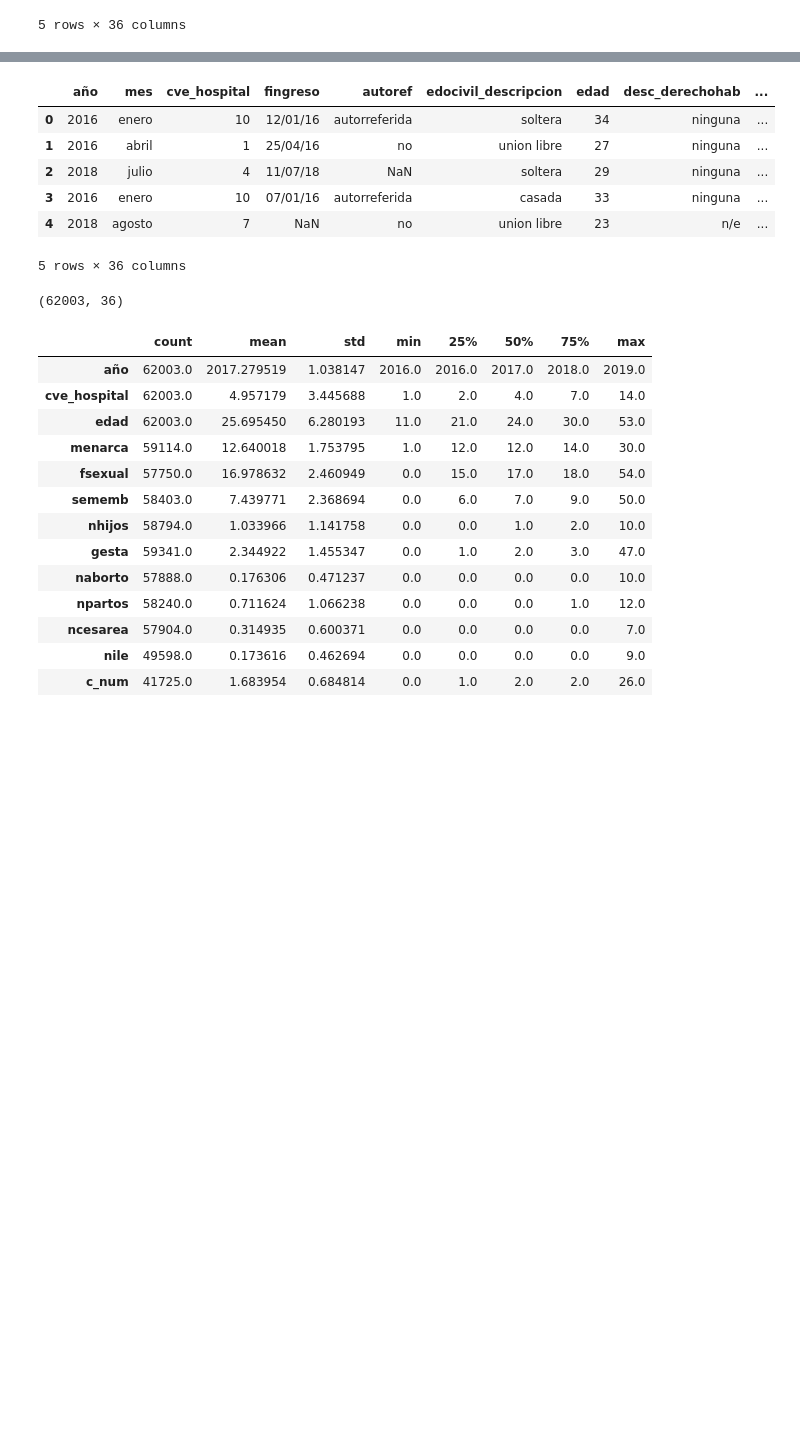
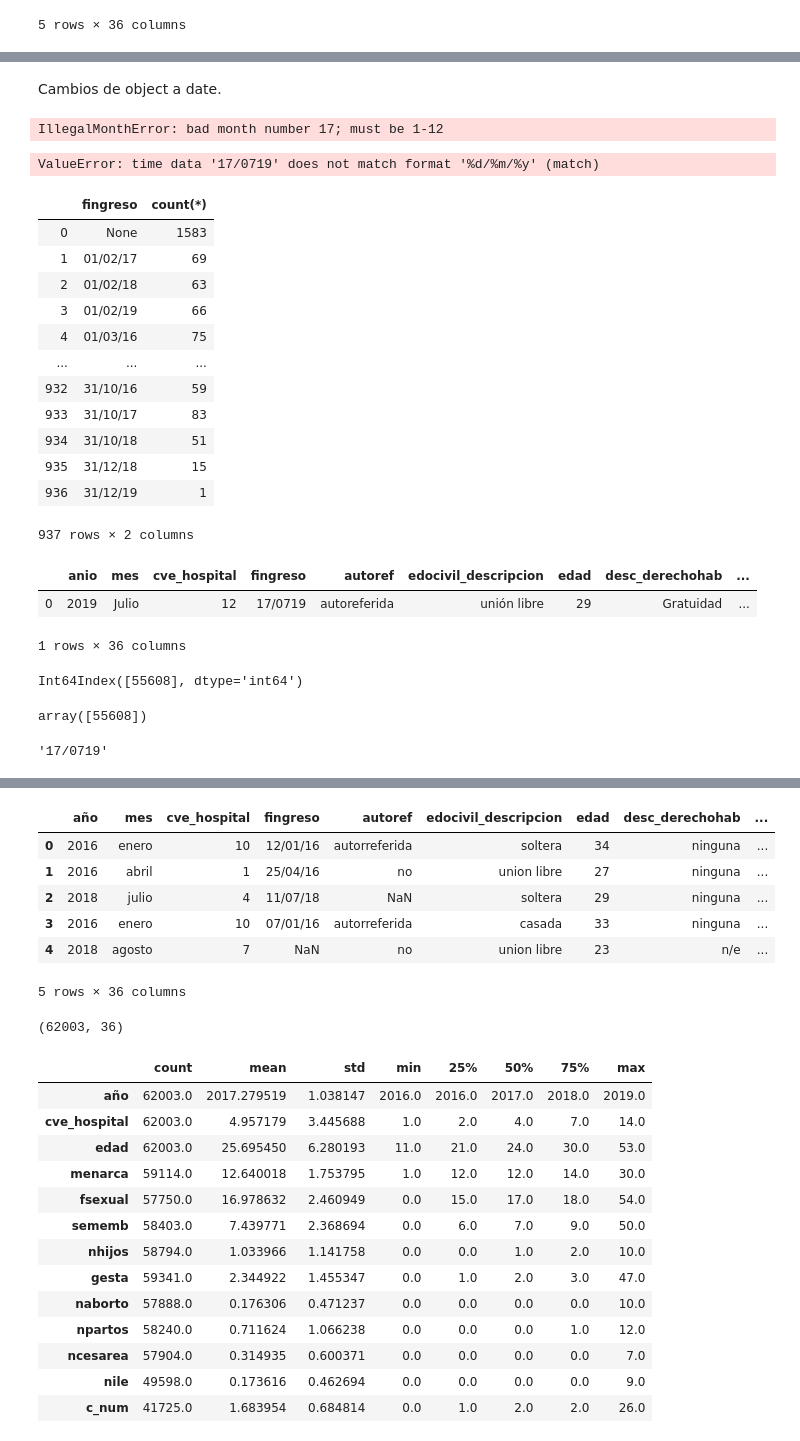
Before and after one commit to erodriguezul/ICD_Proyecto1, a Jupyter notebook: MasterEDA.ipynb, the cells around one changed output, grey strips where cells are left out. Drawn from its saved outputs; the diff is of its cells as text; code cells hidden in the pictures; blank space fills up the shorter version.

Commit message:
Cambio 1 Notebook

```diff
--- a/MasterEDA.ipynb
+++ b/MasterEDA.ipynb
@@ -29,0 +51,2 @@ datos_format.head()
+# %%
+datos_format = transform_data.nulos(datos_format)
@@ -29,0 +81,49 @@ datos_format.head()
+# %% [markdown]
+Cambios de object a date.
+# %%
+col = ['fingreso']
+datos_format = transform_data.change_type(datos_format, col, 'datetime64[ns]')
+# %% [output]
+IllegalMonthError: bad month number 17; must be 1-12
+# %%
+datos_format['fingreso'] = pd.to_datetime(datos_format['fingreso'], format='%d/%m/%y')
+# %% [output]
+ValueError: time data '17/0719' does not match format '%d/%m/%y' (match)
+# %%
+sql = "SELECT DISTINCT fingreso, count(*) FROM datos_format \
+        GROUP BY fingreso"
+query = pandasql.sqldf(sql, globals())
+query
+# %% [output]
+|  | fingreso | count(*) |
+| 0 | None | 1583 |
+| 1 | 01/02/17 | 69 |
+| 2 | 01/02/18 | 63 |
+| 3 | 01/02/19 | 66 |
+| 4 | 01/03/16 | 75 |
+| ... | ... | ... |
+| 932 | 31/10/16 | 59 |
+| 933 | 31/10/17 | 83 |
+| 934 | 31/10/18 | 51 |
+| 935 | 31/12/18 | 15 |
+| 936 | 31/12/19 | 1 |
+937 rows × 2 columns
+# %%
+sql = "SELECT * FROM datos_format \
+        WHERE fingreso = '17/0719'"
+query = pandasql.sqldf(sql, globals())
+query
+# %% [output]
+|  | anio | mes | cve_hospital | fingreso | autoref | edocivil_descripcion | edad | desc_derechohab | ... |
+| 0 | 2019 | Julio | 12 | 17/0719 | autoreferida | unión libre | 29 | Gratuidad | ... |
+1 rows × 36 columns
+# %%
+idx = datos_format.index[datos_format['fingreso'] == '17/0719']
+print(idx)
+# %% [output]
+Int64Index([55608], dtype='int64')
+# %%
+idx = idx.values
+idx
+# %% [output]
+array([55608])
@@ -29,0 +132,4 @@ datos_format.head()
+# %%
+datos_format.at[idx, 'fingreso']
+# %% [output]
+'17/0719'
```
Also changed, not shown: parts of 48 cells of this notebook.
